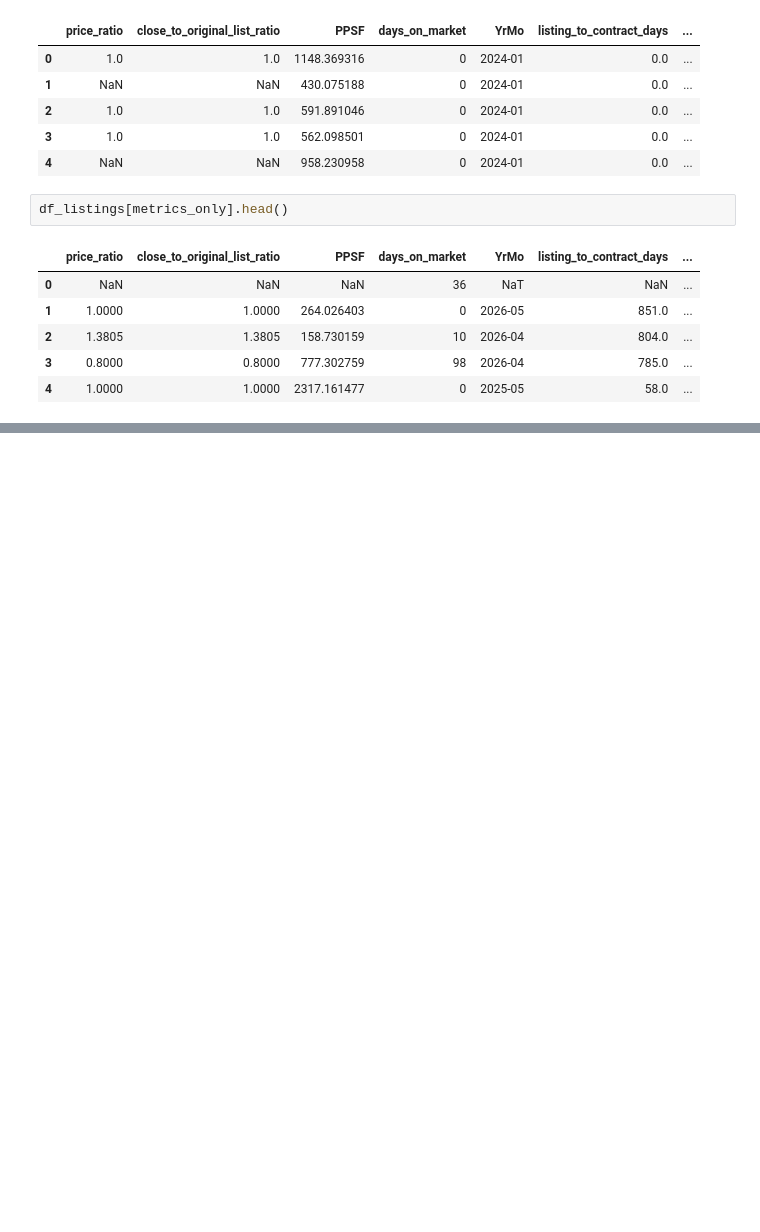
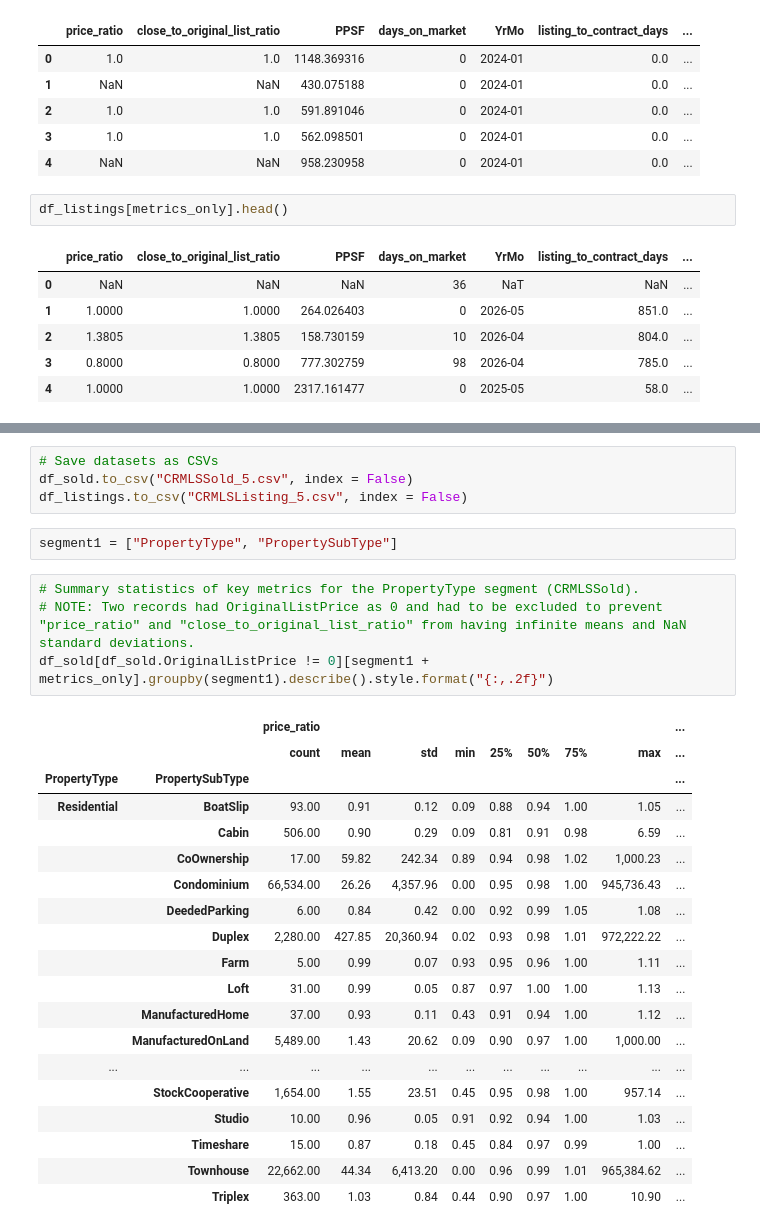
Before and after one commit to Michael-Anthony-Aguirre/IDX-Exchange-DA-Internship-2026, a Jupyter notebook: week6/5_metric_engineering.ipynb, the cells around one changed output, grey strips where cells are left out. Cells and saved outputs as stored; diff of their text form; blank space fills up the shorter version.

```diff
--- a/week6/5_metric_engineering.ipynb
+++ b/week6/5_metric_engineering.ipynb
@@ -217,0 +267,30 @@ df_listings.head()
+# %%
+# Save datasets as CSVs
+df_sold.to_csv("CRMLSSold_5.csv", index = False)
+df_listings.to_csv("CRMLSListing_5.csv", index = False)
+# %%
+segment1 = ["PropertyType", "PropertySubType"]
+# %%
+# Summary statistics of key metrics for the PropertyType segment (CRMLSSold).
+# NOTE: Two records had OriginalListPrice as 0 and had to be excluded to prevent "price_ratio" and "close_to_original_list_ratio" from having infinite means and NaN standard deviations.
+df_sold[df_sold.OriginalListPrice != 0][segment1 + metrics_only].groupby(segment1).describe().style.format("{:,.2f}")
+# %% [output]
+|  |  | price_ratio |  |  |  |  |  |  |  | ... |
+|  |  | count | mean | std | min | 25% | 50% | 75% | max | ... |
+| PropertyType | PropertySubType |  |  |  |  |  |  |  |  | ... |
+| Residential | BoatSlip | 93.00 | 0.91 | 0.12 | 0.09 | 0.88 | 0.94 | 1.00 | 1.05 | ... |
+|  | Cabin | 506.00 | 0.90 | 0.29 | 0.09 | 0.81 | 0.91 | 0.98 | 6.59 | ... |
+|  | CoOwnership | 17.00 | 59.82 | 242.34 | 0.89 | 0.94 | 0.98 | 1.02 | 1,000.23 | ... |
+|  | Condominium | 66,534.00 | 26.26 | 4,357.96 | 0.00 | 0.95 | 0.98 | 1.00 | 945,736.43 | ... |
+|  | DeededParking | 6.00 | 0.84 | 0.42 | 0.00 | 0.92 | 0.99 | 1.05 | 1.08 | ... |
+|  | Duplex | 2,280.00 | 427.85 | 20,360.94 | 0.02 | 0.93 | 0.98 | 1.01 | 972,222.22 | ... |
+|  | Farm | 5.00 | 0.99 | 0.07 | 0.93 | 0.95 | 0.96 | 1.00 | 1.11 | ... |
+|  | Loft | 31.00 | 0.99 | 0.05 | 0.87 | 0.97 | 1.00 | 1.00 | 1.13 | ... |
+|  | ManufacturedHome | 37.00 | 0.93 | 0.11 | 0.43 | 0.91 | 0.94 | 1.00 | 1.12 | ... |
+|  | ManufacturedOnLand | 5,489.00 | 1.43 | 20.62 | 0.09 | 0.90 | 0.97 | 1.00 | 1,000.00 | ... |
+| ... | ... | ... | ... | ... | ... | ... | ... | ... | ... | ... |
+|  | StockCooperative | 1,654.00 | 1.55 | 23.51 | 0.45 | 0.95 | 0.98 | 1.00 | 957.14 | ... |
+|  | Studio | 10.00 | 0.96 | 0.05 | 0.91 | 0.92 | 0.94 | 1.00 | 1.03 | ... |
+|  | Timeshare | 15.00 | 0.87 | 0.18 | 0.45 | 0.84 | 0.97 | 0.99 | 1.00 | ... |
+|  | Townhouse | 22,662.00 | 44.34 | 6,413.20 | 0.00 | 0.96 | 0.99 | 1.01 | 965,384.62 | ... |
+|  | Triplex | 363.00 | 1.03 | 0.84 | 0.44 | 0.90 | 0.97 | 1.00 | 10.90 | ... |
```
Also changed, not shown: parts of 10 cells of this notebook.
